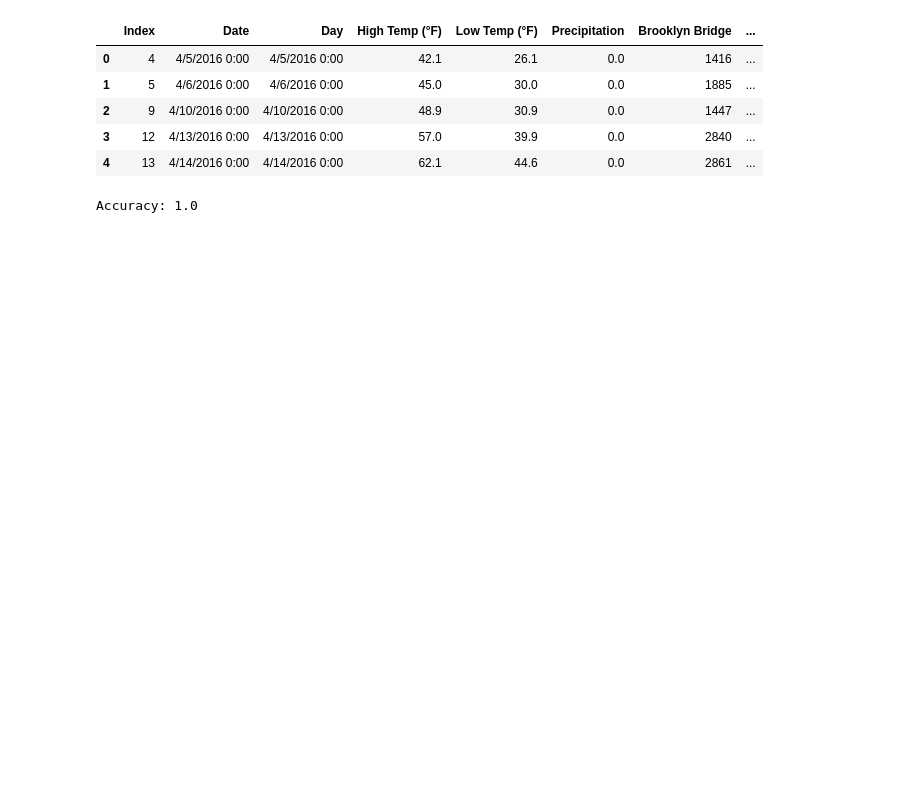
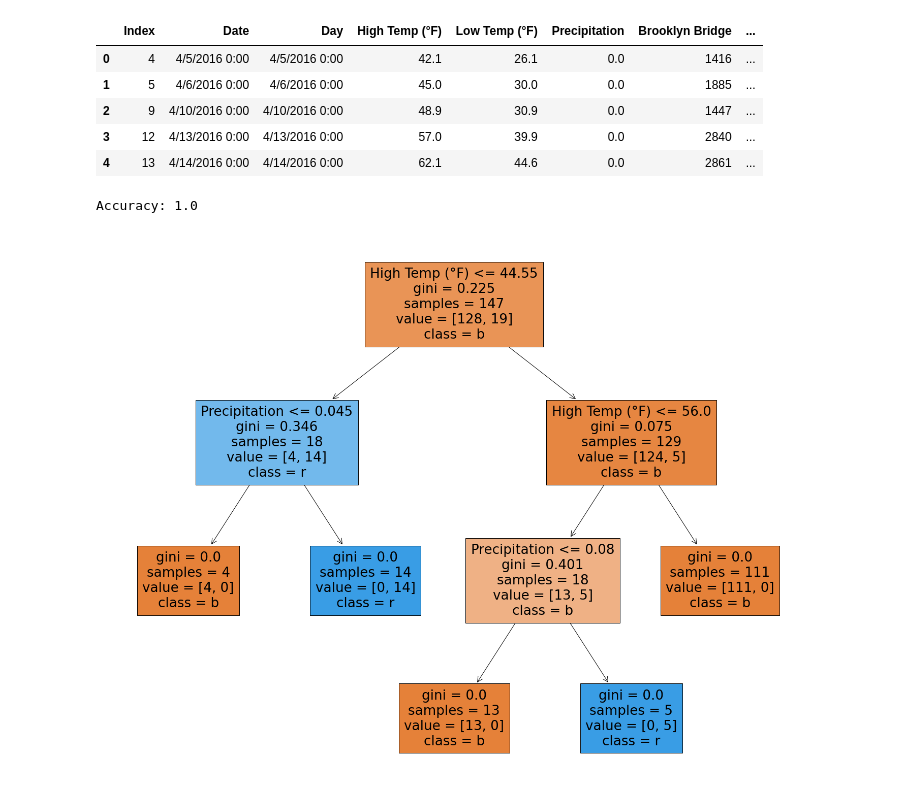
Before and after one commit to jd-gebbia/Applied_Analytics, a Jupyter notebook: AppAnalytics_Case2.ipynb, the cells around one changed output. Cells and saved outputs as stored; diff of their text form; code cells hidden in the pictures; blank space fills up the shorter version.

```diff
--- a/AppAnalytics_Case2.ipynb
+++ b/AppAnalytics_Case2.ipynb
@@ -177,3 +195,12 @@ y_pred = clf.predict(X_test)
 print("Accuracy:",metrics.accuracy_score(y_test, y_pred))
 # %% [output]
 Accuracy: 1.0
+# %%
+from sklearn import tree
+fig = pyplot.figure(figsize=(25,20))
+_ = tree.plot_tree(clf,
+                   feature_names=X_train.columns,
+                   class_names='bridgeName',
+                   filled=True)
+# %% [output]
+[figure, added]
```
Also changed, not shown: parts of 10 cells of this notebook.
